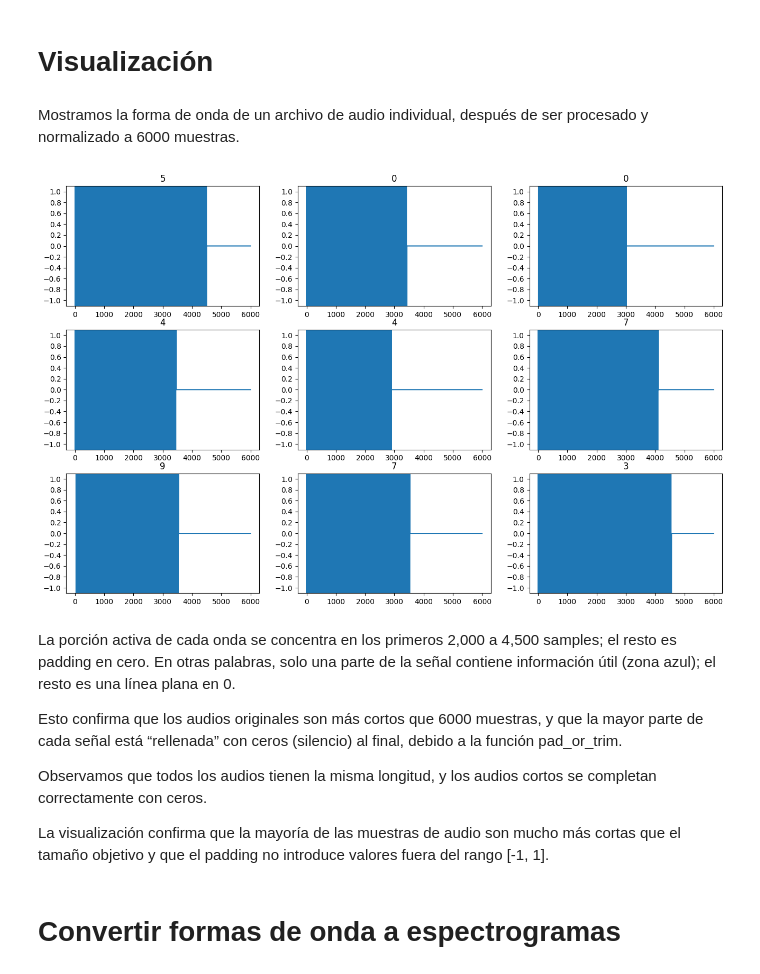
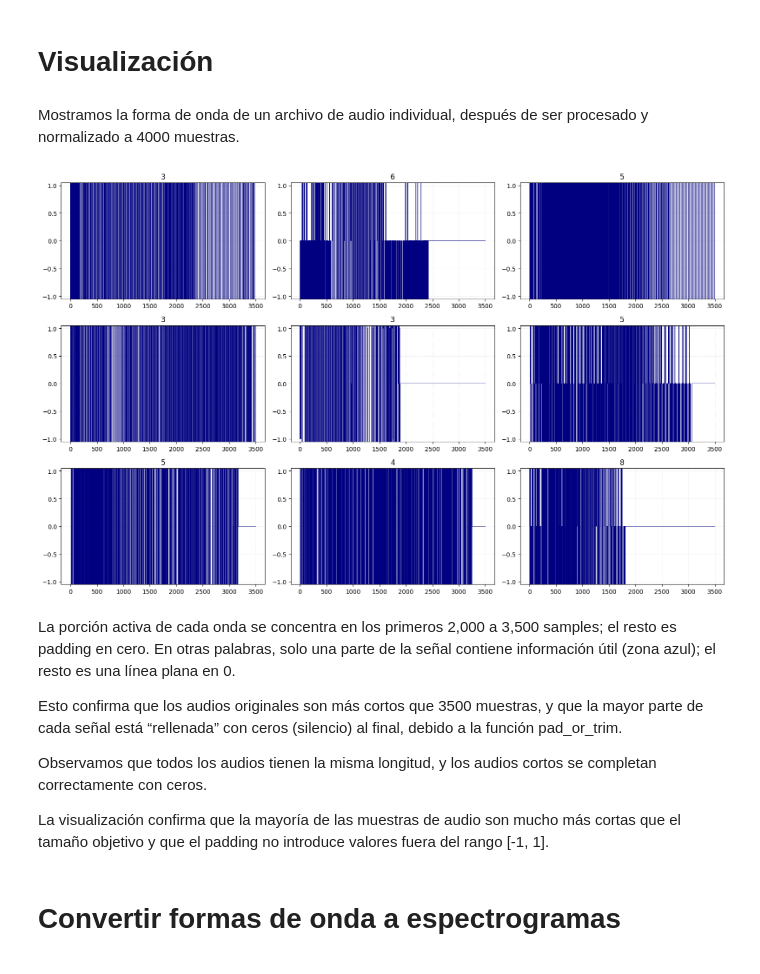
Before and after one commit to NancyCima/AA2-TUIA-TP2-Cima-Sumiacher-Longo, a Jupyter notebook: Problema1-Audio MNIST/TP2_AAII.ipynb, the cells around one changed output. Cells and saved outputs as stored; diff of their text form; code cells hidden in the pictures.

Commit message:
Mejoro visualización de espectogramas

```diff
--- a/Problema1-Audio MNIST/TP2_AAII.ipynb
+++ b/Problema1-Audio MNIST/TP2_AAII.ipynb
@@ -103,7 +104,7 @@ Segundo tensor: shape=(None,). Es un vector de tamaño variable.
 # %% [markdown]
 Normalizamos la longitud de cada señal de audio a un tamaño fijo.
 # %%
-DESIRED_LENGTH = 6000
+DESIRED_LENGTH = 3500
 
 def pad_or_trim(audio, label):
   audio = tf.cast(audio, tf.float32)
@@ -132,25 +133,39 @@ El segundo tensor (example_labels) es un vector de 64 etiquetas, una por cada au
 # %% [markdown]
 # Visualización
 # %% [markdown]
-Mostramos la forma de onda de un archivo de audio individual, después de ser procesado y normalizado a 6000 muestras.
+Mostramos la forma de onda de un archivo de audio individual, después de ser procesado y normalizado a 4000 muestras.
 # %%
 plt.figure(figsize=(16, 10))
 rows = 3
 cols = 3
 n = rows * cols
+
 for i in range(n):
-  plt.subplot(rows, cols, i+1)
-  audio_signal = example_audio[i]
-  plt.plot(audio_signal)
-  plt.title(label_names[example_labels[i]])
-  plt.yticks(np.arange(-1.2, 1.2, 0.2))
-  plt.ylim([-1.1, 1.1])
+    plt.subplot(rows, cols, i+1)
+    audio_signal = example_audio[i]
+
+    # Dibujar la onda con línea más delgada
+    plt.plot(audio_signal, color='navy', linewidth=0.8)
+
+    # Título con la etiqueta correspondiente
+    plt.title(label_names[example_labels[i]], fontsize=12)
+
+    # Limitar el eje Y y mejorar los ticks
+    plt.yticks(np.arange(-1.0, 1.1, 0.5))
+    plt.ylim([-1.05, 1.05])
+
+    # Limpiar el gráfico
+    plt.grid(True, linestyle=':', linewidth=0.5, alpha=0.6)
+
+# Ajustar distribución para que no se sobrepongan
+plt.tight_layout()
+plt.show()
 # %% [output]
-[figure, old version]
+[figure, new version]
 # %% [markdown]
-La porción activa de cada onda se concentra en los primeros 2,000 a 4,500 samples; el resto es padding en cero. En otras palabras, solo una parte de la señal contiene información útil (zona azul); el resto es una línea plana en 0.
+La porción activa de cada onda se concentra en los primeros 2,000 a 3,500 samples; el resto es padding en cero. En otras palabras, solo una parte de la señal contiene información útil (zona azul); el resto es una línea plana en 0.
 
-Esto confirma que los audios originales son más cortos que 6000 muestras, y que la mayor parte de cada señal está “rellenada” con ceros (silencio) al final, debido a la función pad_or_trim.
+Esto confirma que los audios originales son más cortos que 3500 muestras, y que la mayor parte de cada señal está “rellenada” con ceros (silencio) al final, debido a la función pad_or_trim.
 
 Observamos que todos los audios tienen la misma longitud, y los audios cortos se completan correctamente con ceros.
 
```
Also changed, not shown: parts of 35 cells of this notebook.
